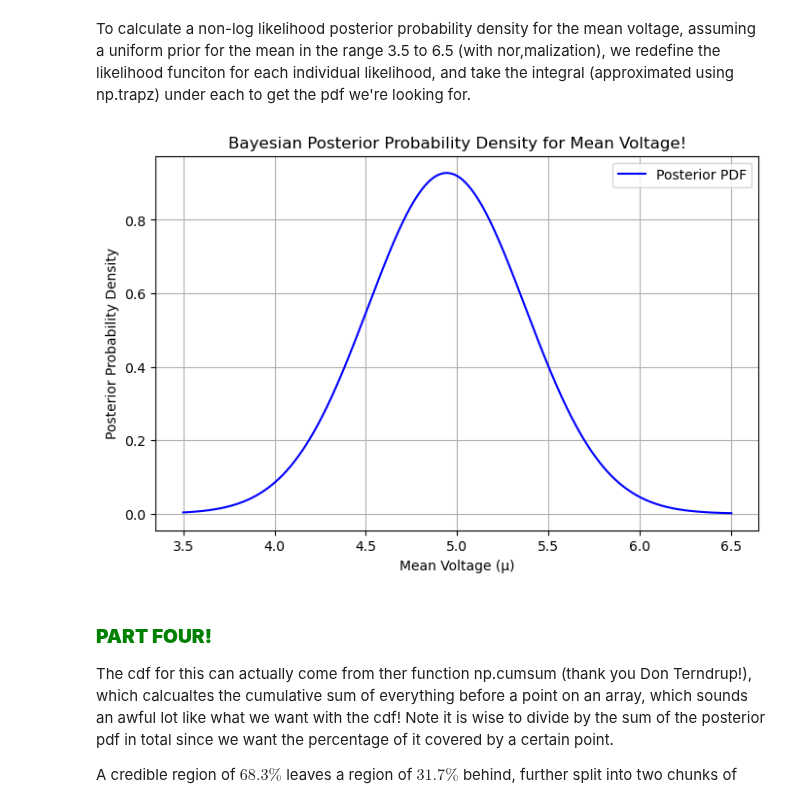
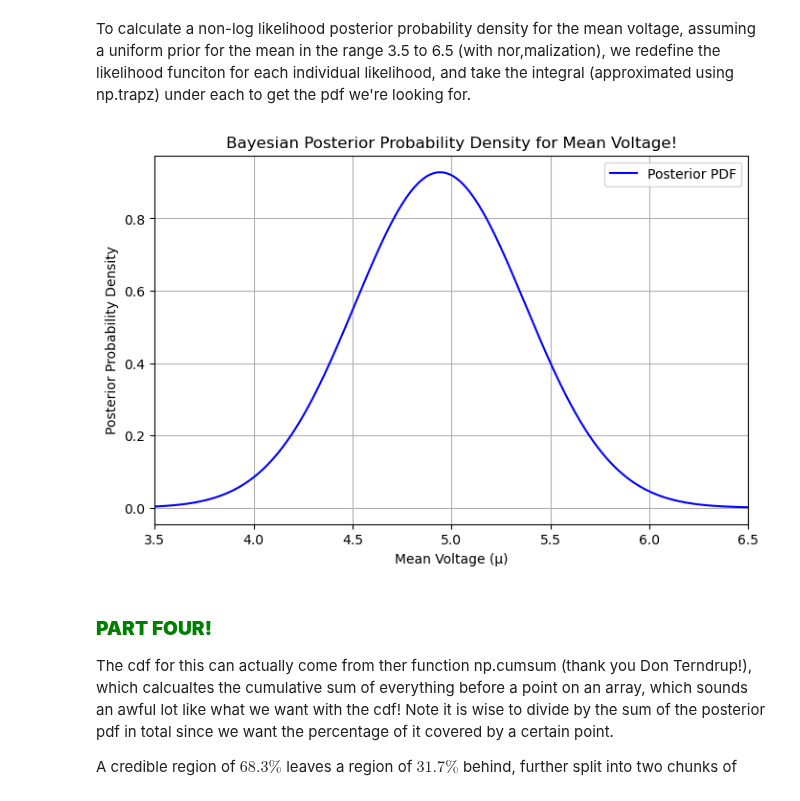
Before and after one commit to VanderbiltAstronomy/astr_8070_s25, a Jupyter notebook: coursework/student_folders/harrison_blakegoszyk/homeworks/vu_astr8070_s25_hw4 hgbg.ipynb, the cells around one changed output. Drawn from its saved outputs; the diff is of its cells as text; code cells hidden in the pictures.

```diff
--- a/coursework/student_folders/harrison_blakegoszyk/homeworks/vu_astr8070_s25_hw4 hgbg.ipynb
+++ b/coursework/student_folders/harrison_blakegoszyk/homeworks/vu_astr8070_s25_hw4 hgbg.ipynb
@@ -102,29 +102,30 @@ To calculate a non-log likelihood posterior probability density for the mean vol
 # %%
 # Defining the range for the mean voltage (prior range)
 mu_values_pt3 = np.linspace(3.5, 6.5, 1000)
 
 # Computing EACH individual likelihood
 def individual_likelihood(mu, x, sigma):
     likelihood_value = np.exp(-0.5 * np.sum(((x - mu) / sigma) ** 2))
     return likelihood_value
 
 # Computing the likelihood for each mu
 likelihood_values_pt3 = np.array([individual_likelihood(mu, voltage_measurements, voltage_uncertainties) for mu in mu_values_pt3])
 
 # Normalizing to get posterior PDF
 posterior_pdf_pt3 = likelihood_values_pt3 / np.trapz(likelihood_values_pt3, mu_values_pt3) # Estimating the integral using np.trapz!
 
 # Plotting the posterior distribution
 plt.figure(figsize=(8, 5))
 plt.plot(mu_values_pt3, posterior_pdf_pt3, label="Posterior PDF", color='b')
 plt.xlabel("Mean Voltage (μ)")
 plt.ylabel("Posterior Probability Density")
+plt.xlim(3.5, 6.5)
 plt.title("Bayesian Posterior Probability Density for Mean Voltage!")
 plt.legend()
 plt.grid()
 plt.show()
 # %% [output]
-[figure, old version]
+[figure, new version]
 # %% [markdown]
 ### <font color='green'>**PART FOUR!**</font>
 
```
Also changed, not shown: parts of 2 cells of this notebook.
